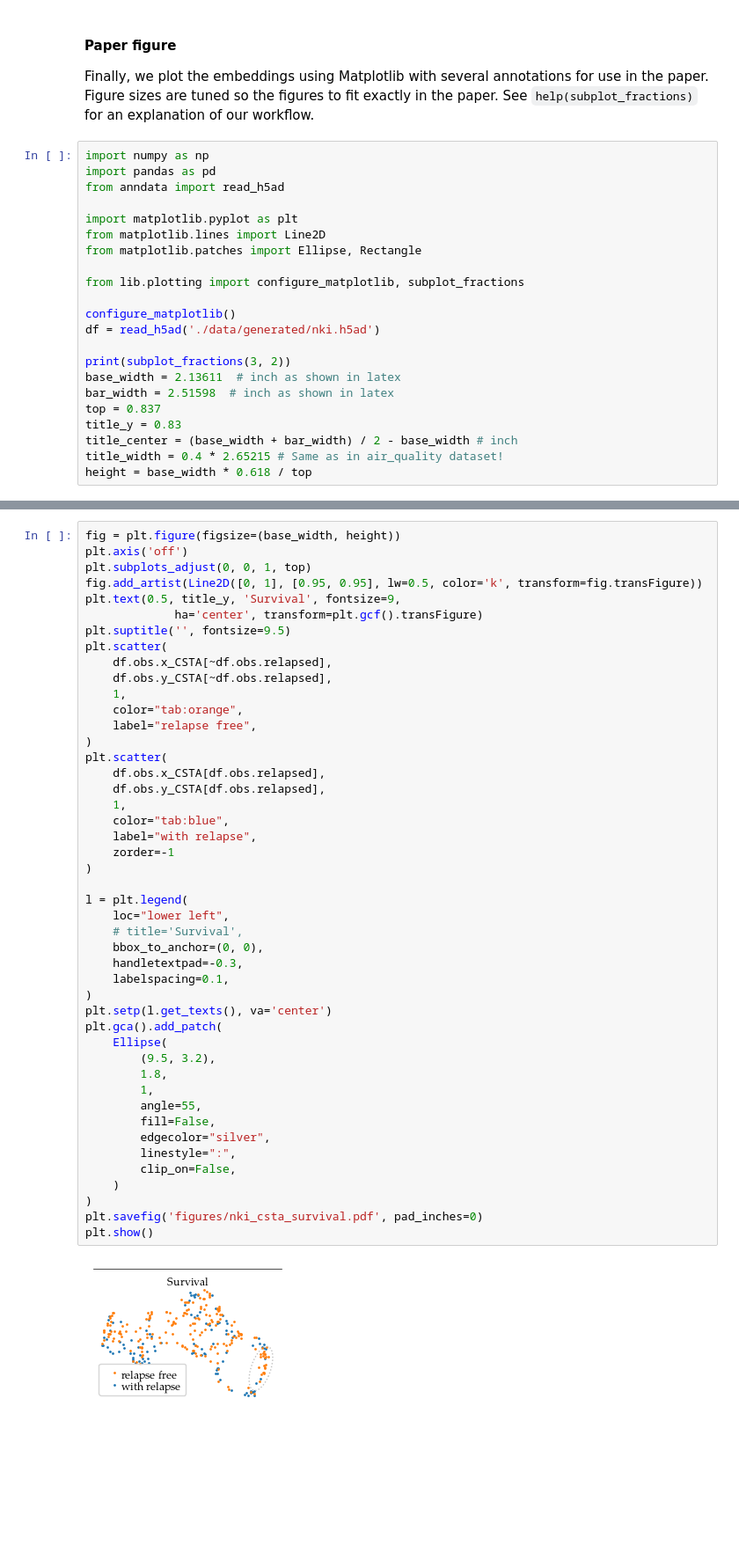
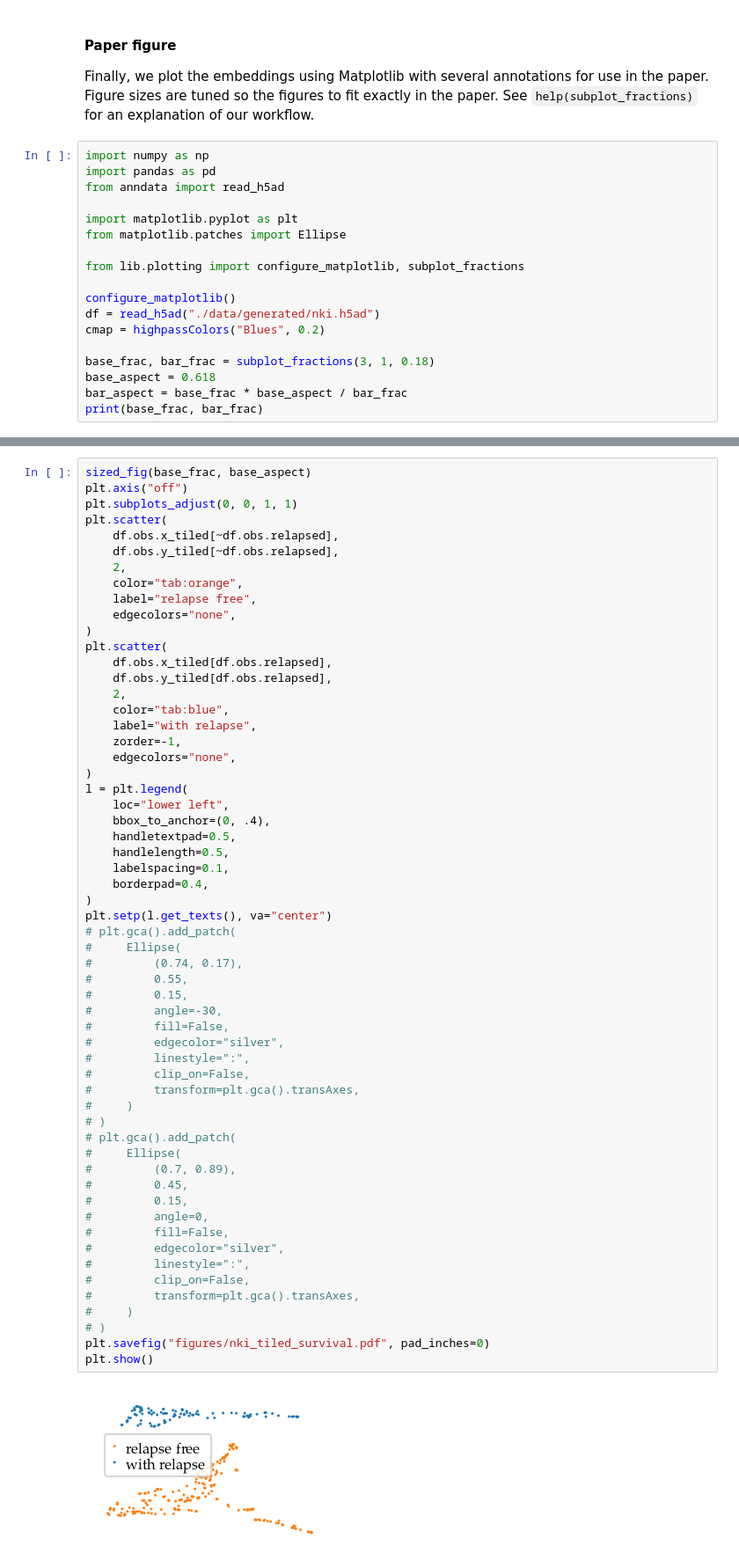
Before and after one commit to vda-lab/lensed_umap, a Jupyter notebook: notebooks/02_Case_NKI.ipynb, the cells around one changed output, grey strips where cells are left out. Shown: that part at 88% size. Drawn from its saved outputs; the diff is of its cells as text; blank space fills up the shorter version.

```diff
--- a/notebooks/02_Case_NKI.ipynb
+++ b/notebooks/02_Case_NKI.ipynb
@@ -360,20 +333,16 @@ import pandas as pd
 from anndata import read_h5ad
 
 import matplotlib.pyplot as plt
-from matplotlib.lines import Line2D
-from matplotlib.patches import Ellipse, Rectangle
+from matplotlib.patches import Ellipse
 
 from lib.plotting import configure_matplotlib, subplot_fractions
 
 configure_matplotlib()
-df = read_h5ad('./data/generated/nki.h5ad')
+df = read_h5ad("./data/generated/nki.h5ad")
+cmap = highpassColors("Blues", 0.2)
 
-print(subplot_fractions(3, 2))
-base_width = 2.13611  # inch as shown in latex
-bar_width = 2.51598  # inch as shown in latex
-top = 0.837
-title_y = 0.83
-title_center = (base_width + bar_width) / 2 - base_width # inch
-title_width = 0.4 * 2.65215 # Same as in air_quality dataset!
-height = base_width * 0.618 / top
+base_frac, bar_frac = subplot_fractions(3, 1, 0.18)
+base_aspect = 0.618
+bar_aspect = base_frac * base_aspect / bar_frac
+print(base_frac, bar_frac)
 # %% [output]
@@ -527,48 +567,60 @@ CSTA survival
 # %%
-fig = plt.figure(figsize=(base_width, height))
-plt.axis('off')
-plt.subplots_adjust(0, 0, 1, top)
-fig.add_artist(Line2D([0, 1], [0.95, 0.95], lw=0.5, color='k', transform=fig.transFigure))
-plt.text(0.5, title_y, 'Survival', fontsize=9,
-             ha='center', transform=plt.gcf().transFigure)
-plt.suptitle('', fontsize=9.5)
+sized_fig(base_frac, base_aspect)
+plt.axis("off")
+plt.subplots_adjust(0, 0, 1, 1)
 plt.scatter(
-    df.obs.x_CSTA[~df.obs.relapsed],
-    df.obs.y_CSTA[~df.obs.relapsed],
-    1,
+    df.obs.x_tiled[~df.obs.relapsed],
+    df.obs.y_tiled[~df.obs.relapsed],
+    2,
     color="tab:orange",
     label="relapse free",
+    edgecolors="none",
 )
 plt.scatter(
-    df.obs.x_CSTA[df.obs.relapsed],
-    df.obs.y_CSTA[df.obs.relapsed],
-    1,
+    df.obs.x_tiled[df.obs.relapsed],
+    df.obs.y_tiled[df.obs.relapsed],
+    2,
     color="tab:blue",
     label="with relapse",
-    zorder=-1
+    zorder=-1,
+    edgecolors="none",
 )
-
 l = plt.legend(
     loc="lower left",
-    # title='Survival',
-    bbox_to_anchor=(0, 0),
-    handletextpad=-0.3,
+    bbox_to_anchor=(0, .4),
+    handletextpad=0.5,
+    handlelength=0.5,
     labelspacing=0.1,
+    borderpad=0.4,
 )
-plt.setp(l.get_texts(), va='center')
-plt.gca().add_patch(
-    Ellipse(
-        (9.5, 3.2),
-        1.8,
-        1,
-        angle=55,
-        fill=False,
-        edgecolor="silver",
-        linestyle=":",
-        clip_on=False,
-    )
-)
-plt.savefig('figures/nki_csta_survival.pdf', pad_inches=0)
+plt.setp(l.get_texts(), va="center")
+# plt.gca().add_patch(
+#     Ellipse(
+#         (0.74, 0.17),
+#         0.55,
+#         0.15,
+#         angle=-30,
+#         fill=False,
+#         edgecolor="silver",
+#         linestyle=":",
+#         clip_on=False,
+#         transform=plt.gca().transAxes,
+#     )
+# )
+# plt.gca().add_patch(
+#     Ellipse(
+#         (0.7, 0.89),
+#         0.45,
+#         0.15,
+#         angle=0,
+#         fill=False,
+#         edgecolor="silver",
+#         linestyle=":",
+#         clip_on=False,
+#         transform=plt.gca().transAxes,
+#     )
+# )
+plt.savefig("figures/nki_tiled_survival.pdf", pad_inches=0)
 plt.show()
 # %% [output]
-[figure, old version]
+[figure, new version]
```
Also changed, not shown: parts of 46 cells of this notebook, 27 other files.
